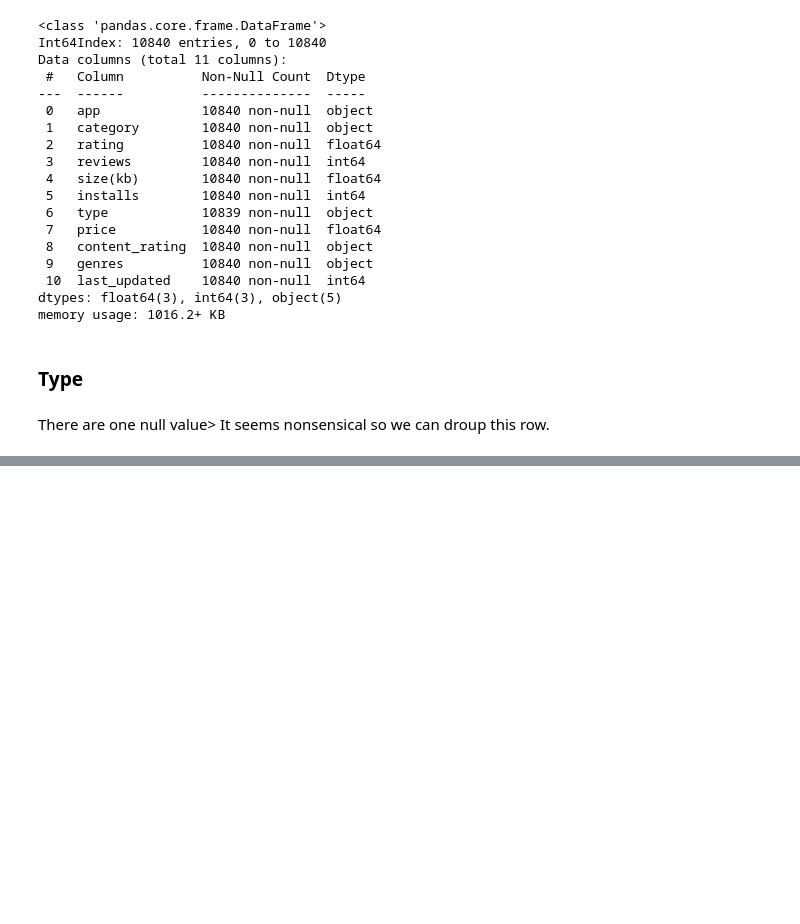
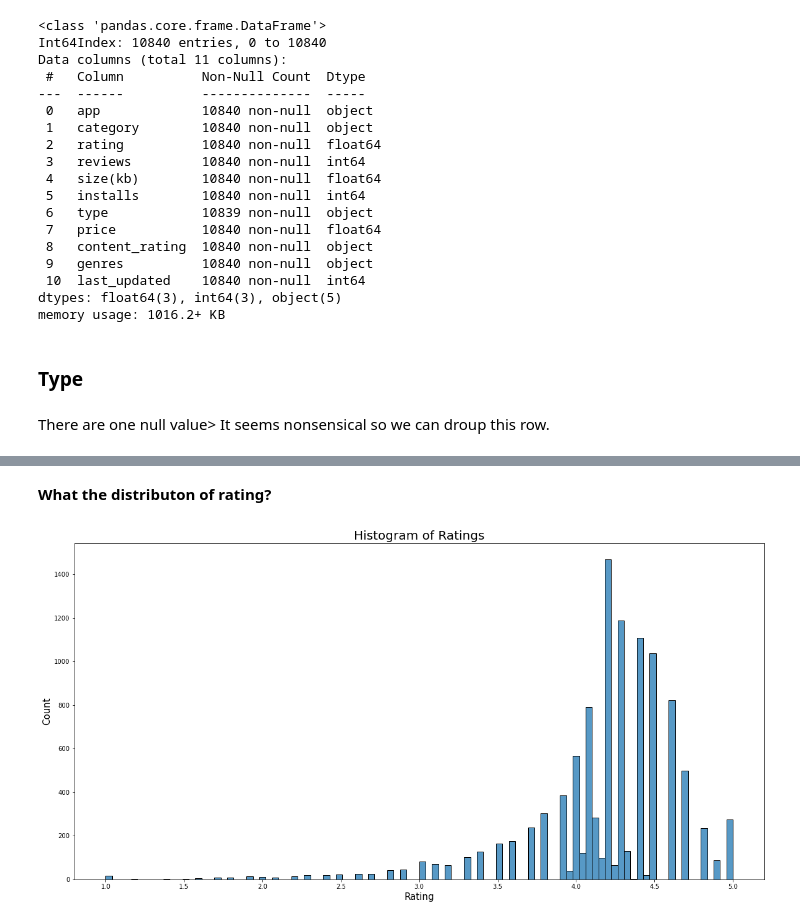
Before and after one commit to Rosiee0312/Google_Play_Store, a Jupyter notebook: Data_cleaning_EDA.ipynb, the cells around one changed output, grey strips where cells are left out. Saved outputs shown, nothing was run; the diff lists cells and outputs as text; code cells hidden in the pictures; blank space fills up the shorter version.

```diff
--- a/Data_cleaning_EDA.ipynb
+++ b/Data_cleaning_EDA.ipynb
@@ -326,0 +362,11 @@ Name: type, Length: 10840, dtype: bool
+# %% [markdown]
+__What the distributon of rating?__
+# %%
+plt.figure(figsize=(20, 10))
+g = sns.histplot(df['rating'])
+g.set_title('Histogram of Ratings', fontsize=20)
+g.set_xlabel('Rating', fontsize=15)
+g.set_ylabel('Count', fontsize=15)
+plt.show()
+# %% [output]
+[figure, added]
```
Also changed, not shown: parts of 8 cells of this notebook.
